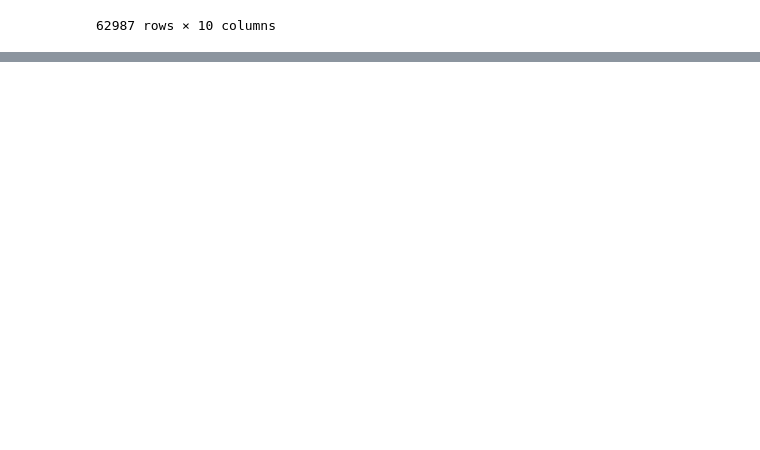
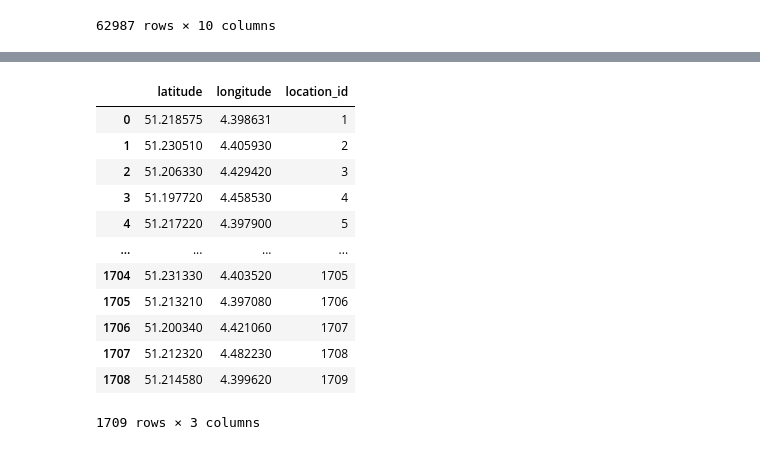
Before and after one commit to Raghav14Sharma/AirBnB_capstone_project, a Jupyter notebook: Project.ipynb, the cells around one changed output, grey strips where cells are left out. Saved outputs shown, nothing was run; the diff lists cells and outputs as text; code cells hidden in the pictures; blank space fills up the shorter version.

```diff
--- a/Project.ipynb
+++ b/Project.ipynb
@@ -296,0 +307,19 @@ listings
+# %%
+unique_locations = listings[['latitude','longitude']].drop_duplicates()
+unique_locations.reset_index(drop=True, inplace=True)
+unique_locations['location_id'] = unique_locations.index + 1
+unique_locations
+# %% [output]
+|  | latitude | longitude | location_id |
+| 0 | 51.218575 | 4.398631 | 1 |
+| 1 | 51.230510 | 4.405930 | 2 |
+| 2 | 51.206330 | 4.429420 | 3 |
+| 3 | 51.197720 | 4.458530 | 4 |
+| 4 | 51.217220 | 4.397900 | 5 |
+| ... | ... | ... | ... |
+| 1704 | 51.231330 | 4.403520 | 1705 |
+| 1705 | 51.213210 | 4.397080 | 1706 |
+| 1706 | 51.200340 | 4.421060 | 1707 |
+| 1707 | 51.212320 | 4.482230 | 1708 |
+| 1708 | 51.214580 | 4.399620 | 1709 |
+1709 rows × 3 columns
```
Also changed, not shown: parts of 15 cells of this notebook.
